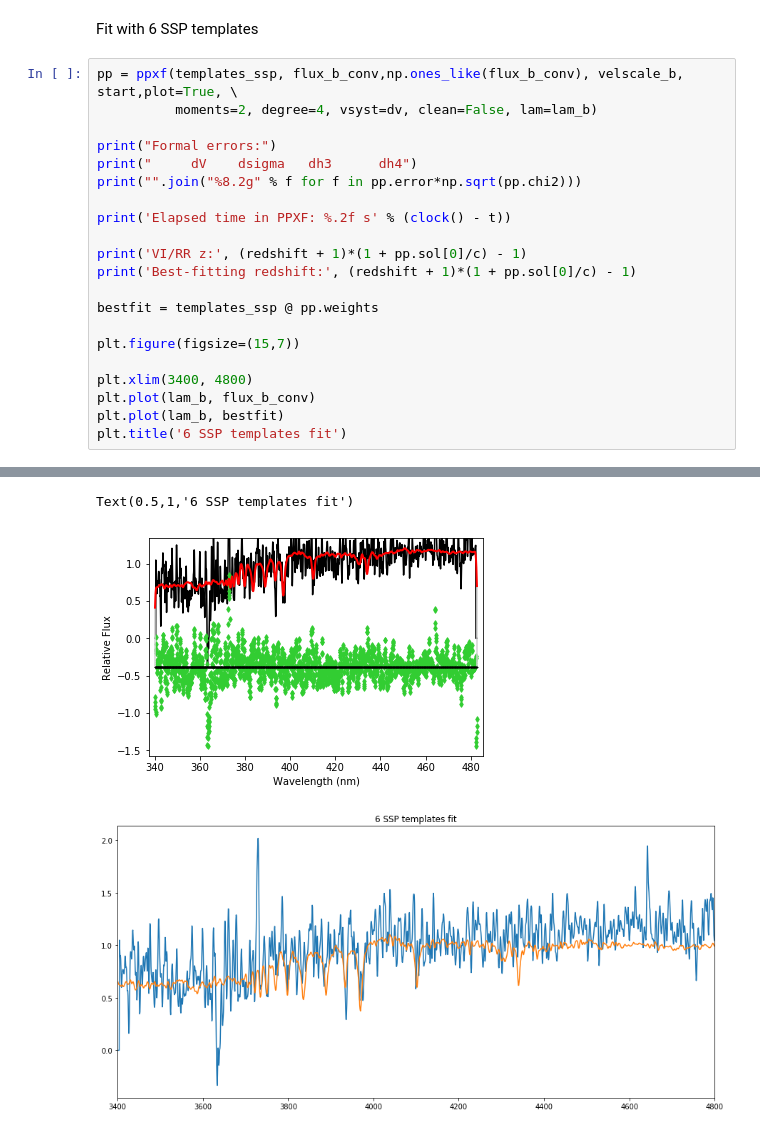
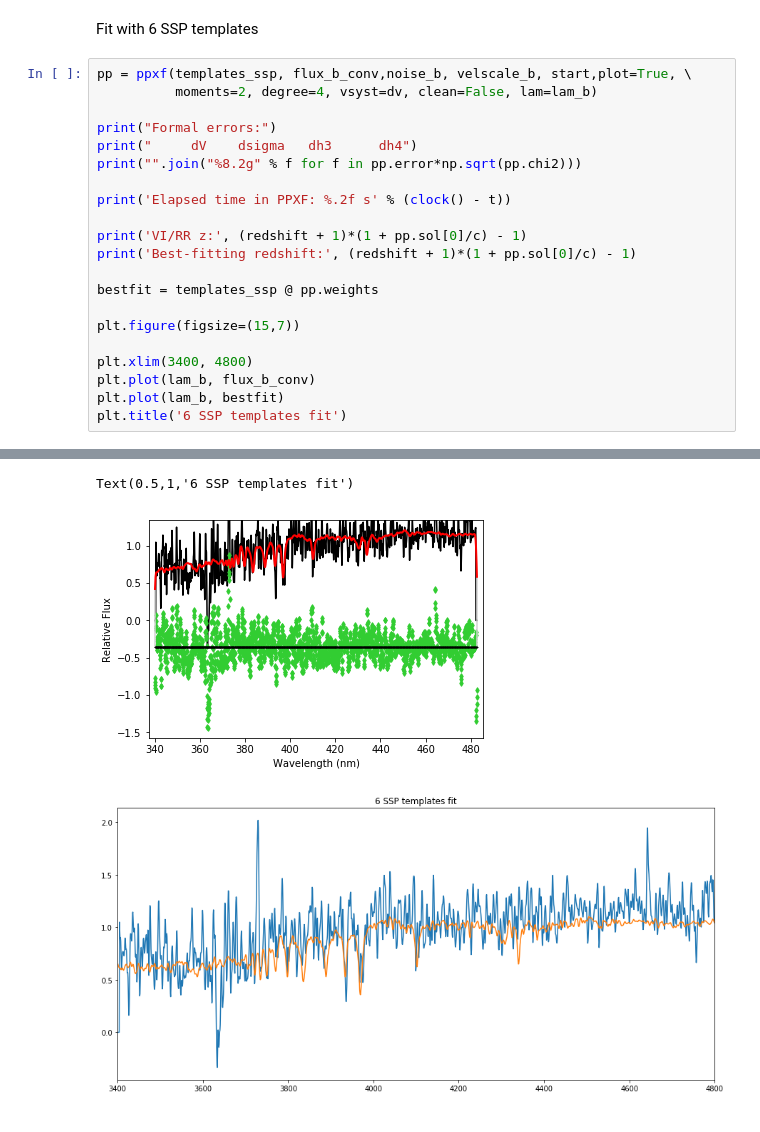
Before and after one commit to ritatojeiro/desi_gqp, a Jupyter notebook: nb/running_ppxf_on_andes.ipynb, the cells around one changed output, grey strips where cells are left out. Cells and saved outputs as stored; diff of their text form.

```diff
--- a/nb/running_ppxf_on_andes.ipynb
+++ b/nb/running_ppxf_on_andes.ipynb
@@ -423,7 +429,7 @@ Text(0.5,1,'bulge + disk template fit')
 # %% [markdown]
 Fit with 6 SSP templates
 # %%
-pp = ppxf(templates_ssp, flux_b_conv,np.ones_like(flux_b_conv), velscale_b, start,plot=True, \
+pp = ppxf(templates_ssp, flux_b_conv,noise_b, velscale_b, start,plot=True, \
           moments=2, degree=4, vsyst=dv, clean=False, lam=lam_b)
 
 print("Formal errors:")
@@ -460,3 +466,3 @@ Best-fitting redshift: 0.20150516127156837
 Text(0.5,1,'6 SSP templates fit')
-[figure, old version]
+[figure, new version]
-[figure, old version]
+[figure, new version]
```
Also changed, not shown: parts of 4 cells of this notebook.
